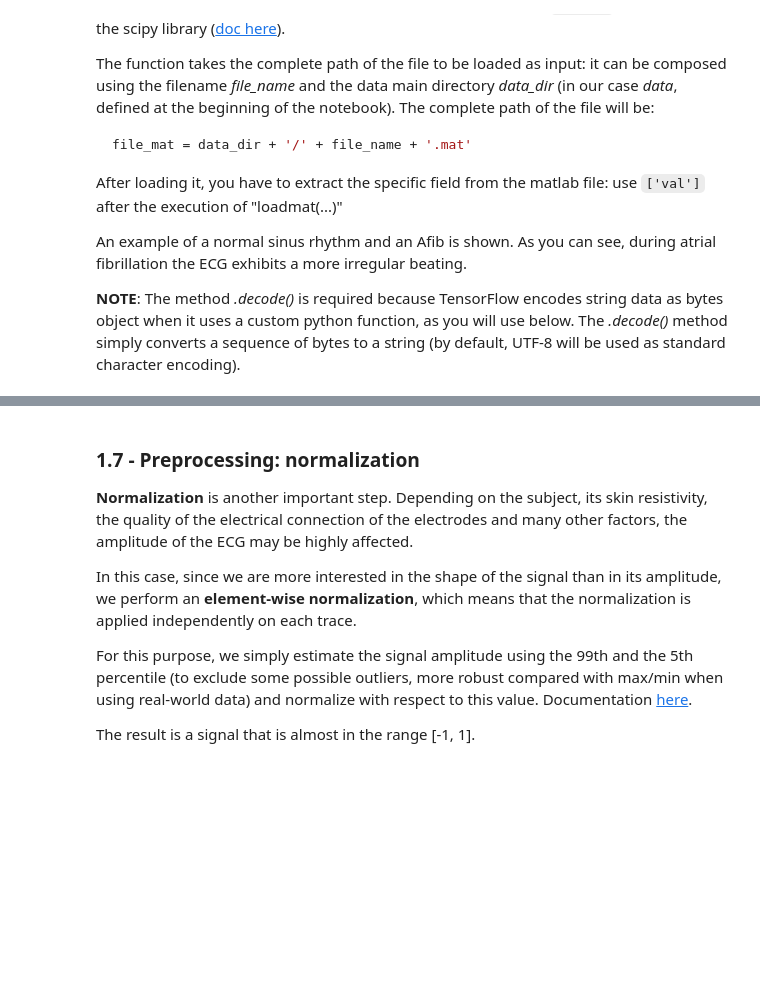
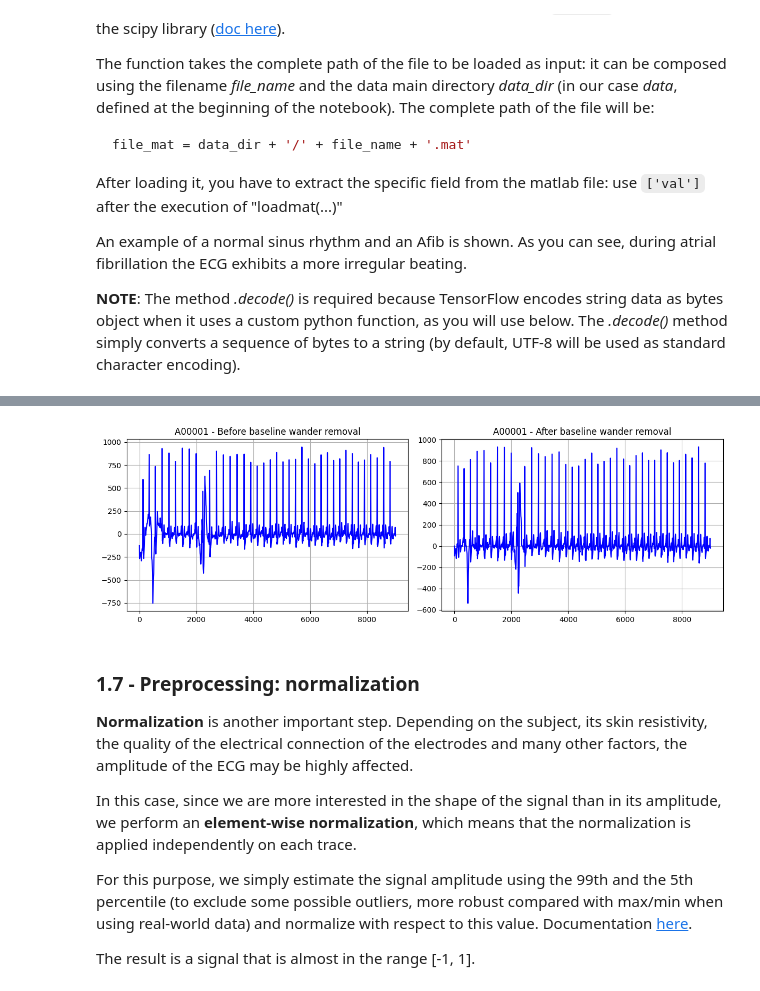
Before and after one commit to eZWALT/ML4HD-Machine-Learning-for-Human-Data, a Jupyter notebook: LAB/Lab_5/Recurrent_NN.ipynb, the cells around one changed output, grey strips where cells are left out. Drawn from its saved outputs; the diff is of its cells as text; code cells hidden in the pictures; blank space fills up the shorter version.

```diff
--- a/LAB/Lab_5/Recurrent_NN.ipynb
+++ b/LAB/Lab_5/Recurrent_NN.ipynb
@@ -251,39 +279,35 @@
 # %%
 def baseline_wander_removal(data):
     # Sampling frequency
     fs = 300
     # Baseline estimation
 
-    ### START CODE HERE ### (2 lines)
-    win_size = None
-    baseline = None
-    ### END CODE HERE ###
+    win_size = int(np.round(0.2 * fs)) + 1
+    baseline = medfilt(data, win_size)
 
-    ### START CODE HERE ### (2 lines)
-    win_size = None
-    baseline = None
-    ### END CODE HERE ###
+    win_size = int(np.round(0.6 * fs)) + 1
+    baseline = medfilt(baseline, win_size)
 
     # Removing baseline
     filt_data = data - baseline
     return filt_data
 
 # Example
 file_name = 'A00001'
 
 # Load the data and apply the baseline wander removal using the two helper function you implemented above
-### START CODE HERE ### (2 lines)
-data = None
-filt_data = None
-### END CODE HERE ###
+data = load_data(file_name, data_dir)
+filt_data = baseline_wander_removal(data)
 
 fig, axes = plt.subplots(1, 2, figsize=(12, 4))
 axes[0].plot(normal_data, color='b')
 axes[0].set_title(f'{file_name} - Before baseline wander removal')
 axes[1].plot(filt_data, color='b')
 axes[1].set_title(f'{file_name} - After baseline wander removal')
 plt.tight_layout()
 plt.show()
+# %% [output]
+[figure, added]
 # %% [markdown]
 ### 1.7 - Preprocessing: normalization
 **Normalization** is another important step. Depending on the subject, its skin resistivity, the quality of the electrical connection of the electrodes and many other factors, the amplitude of the ECG may be highly affected.
```
Also changed, not shown: parts of 22 cells of this notebook, 17 other files.
